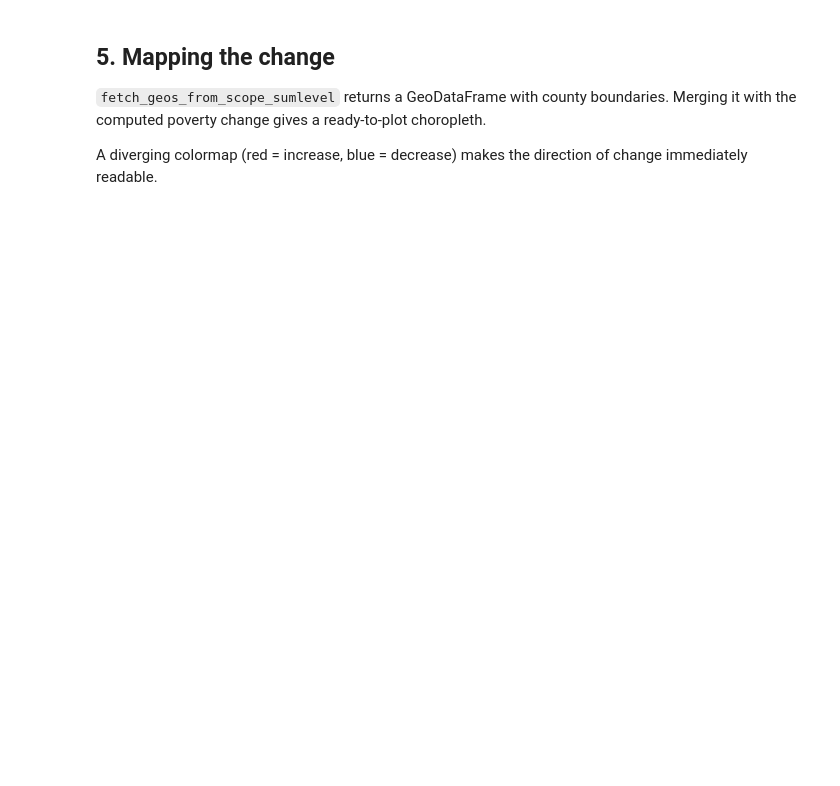
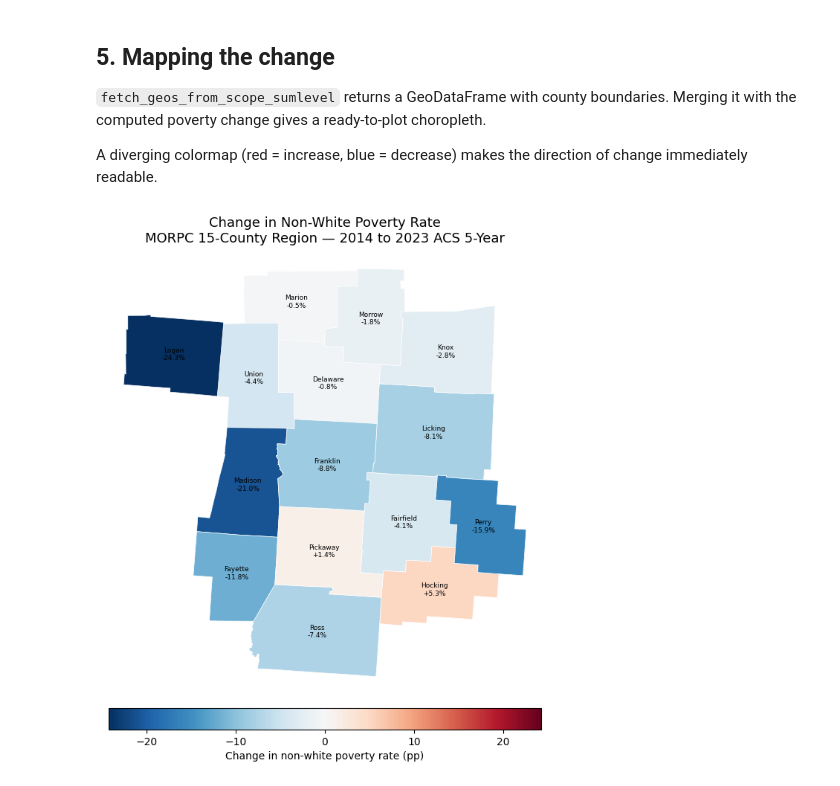
Before and after one commit to jinskeep-morpc/morpc-census, a Jupyter notebook: doc/03-morpc-poverty-race-demo.ipynb, the cells around one changed output. Drawn from its saved outputs; the diff is of its cells as text; code cells hidden in the pictures; blank space fills up the shorter version.

```diff
--- a/doc/03-morpc-poverty-race-demo.ipynb
+++ b/doc/03-morpc-poverty-race-demo.ipynb
@@ -195,10 +190,10 @@ The derived rate MOE then uses the same ratio formula as in Section 3.
 ts_vars = ['B17001_001E', 'B17001_002E', 'B17001H_001E', 'B17001H_002E']
 
 long_frames = []
-for year in range(2019, 2024):
+for year in [2014, 2019, 2024]:
     ep_yr = Endpoint('acs/acs5', year)
     api   = CensusAPI(ep_yr, 'region15', variables=ts_vars)
     long_frames.append(api.long)
 
 long_ts = pd.concat(long_frames, ignore_index=True)
-long_ts[['name', 'reference_period', 'variable', 'estimate', 'moe']].head(8)
+long_ts
@@ -207,28 +216,16 @@ est_ts = long_ts.pivot_table(
     index=['geoidfq', 'name', 'reference_period'],
     columns='variable', values='estimate', aggfunc='first',
 ).reset_index()
-moe_ts = long_ts.pivot_table(
-    index=['geoidfq', 'name', 'reference_period'],
-    columns='variable', values='moe', aggfunc='first',
-).reset_index()
-est_ts.columns.name = None
-moe_ts.columns.name = None
 
 nw_below = est_ts['B17001_002'] - est_ts['B17001H_002']
 nw_total = est_ts['B17001_001'] - est_ts['B17001H_001']
-est_ts['nw_rate'] = (nw_below / nw_total * 100).round(1)
-
-moe_nw_below = (moe_ts['B17001_002']**2 + moe_ts['B17001H_002']**2).pow(0.5)
-moe_nw_total = (moe_ts['B17001_001']**2 + moe_ts['B17001H_001']**2).pow(0.5)
+est_ts['nw_rate'] = (nw_below / nw_total * 100).round(2)
 
 rate_ts     = nw_below / nw_total
-under_root  = moe_nw_below**2 - rate_ts**2 * moe_nw_total**2
-moe_rate_ts = (
-    under_root.where(under_root >= 0, moe_nw_below**2 + rate_ts**2 * moe_nw_total**2)
-    .pow(0.5) / nw_total
-)
-est_ts['nw_cv'] = (moe_rate_ts / (1.645 * rate_ts)).where(rate_ts > 0).round(3)
 
 est_ts.pivot_table(
     index='reference_period', columns='name', values='nw_rate', aggfunc='first'
 )
+
+change = est_ts[['geoidfq', 'name', 'reference_period', 'nw_rate']].pivot(index=['geoidfq', 'name'], columns='reference_period', values='nw_rate')
+change
@@ -274,18 +256,14 @@ Merging it with the computed poverty change gives a ready-to-plot choropleth.
 A diverging colormap (red = increase, blue = decrease) makes the direction of change
 immediately readable.
 # %%
-change = est_ts.pivot_table(
-    index=['geoidfq', 'name'],
-    columns='reference_period',
-    values='nw_rate',
-    aggfunc='first',
-)
 change.columns = [f'rate_{yr}' for yr in change.columns]
-change['change_pp'] = (change['rate_2023'] - change['rate_2019']).round(1)
+change['change_pp'] = (change['rate_2024'] - change['rate_2014']).round(2)
 change = change.reset_index()
 
 geos = fetch_geos_from_scope_sumlevel('region15')
 # %%
+import matplotlib.pyplot as plt
+
 geos_joined = geos.merge(change, left_on='GEOIDFQ', right_on='geoidfq', how='left')
 
 max_abs = geos_joined['change_pp'].abs().max()
@@ -297,32 +275,34 @@ geos_joined.plot(
     cmap='RdBu_r',
     vmin=-max_abs,
     vmax=max_abs,
     legend=True,
     legend_kwds={
         'label': 'Change in non-white poverty rate (pp)',
         'orientation': 'horizontal',
         'shrink': 0.6,
         'pad': 0.02,
     },
     edgecolor='white',
     linewidth=0.5,
 )
 
 for _, row in geos_joined.iterrows():
     cx = row.geometry.centroid.x
     cy = row.geometry.centroid.y
     label = row['NAME'].replace(', Ohio', '').replace(' County', '')
     val   = row['change_pp']
     ax.annotate(
-        f"{label}\n{val:+.1f}pp",
+        f"{label}\n{val:+.1f}%",
         (cx, cy),
         ha='center', va='center', fontsize=6.5, color='black',
     )
 
 ax.set_title(
-    'Change in Non-White Poverty Rate\nMORPC 15-County Region — 2019 to 2023 ACS 5-Year',
+    'Change in Non-White Poverty Rate\nMORPC 15-County Region — 2014 to 2023 ACS 5-Year',
     fontsize=13,
 )
 ax.axis('off')
 plt.tight_layout()
 plt.show()
+# %% [output]
+[figure, added]
```
Also changed, not shown: parts of 30 cells of this notebook, 1 other file.
